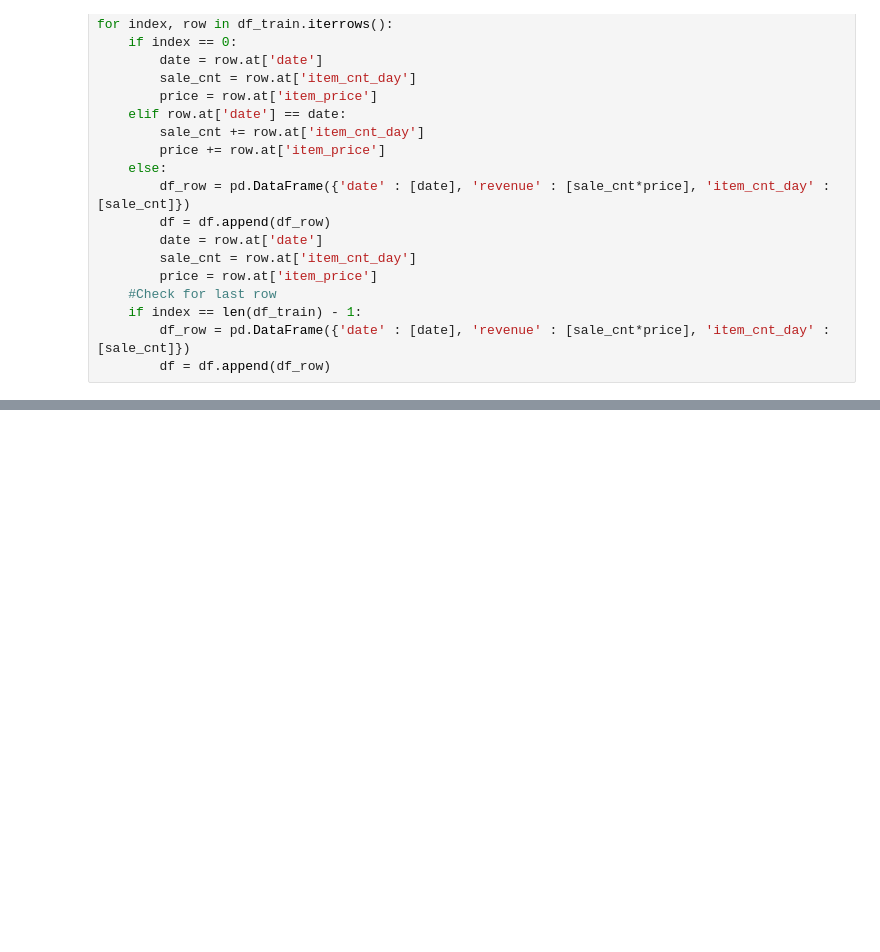
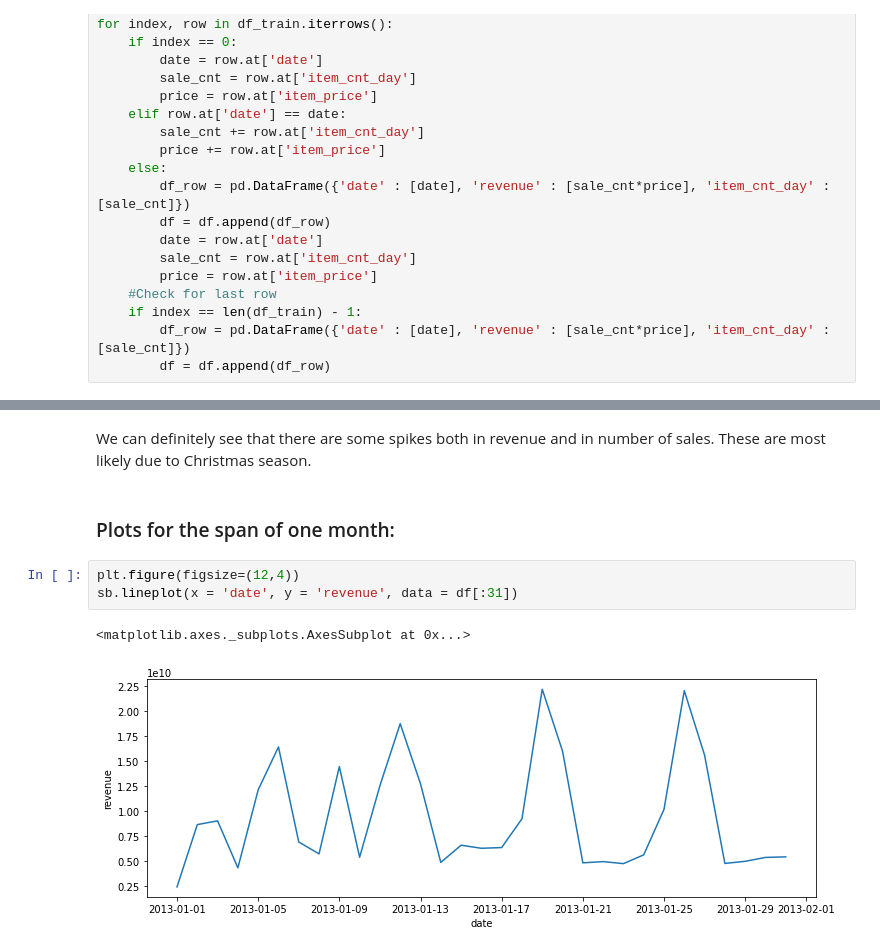
Before and after one commit to EmbeddedPaul166/Predict-Future-Sales, a Jupyter notebook: main.ipynb, the cells around one changed output, grey strips where cells are left out. Saved outputs shown, nothing was run; the diff lists cells and outputs as text; blank space fills up the shorter version.

```diff
--- a/main.ipynb
+++ b/main.ipynb
@@ -178,0 +192,10 @@ print(df.head(30))
+# %% [markdown]
+We can definitely see that there are some spikes both in revenue and in number of sales. These are most likely due to Christmas season.
+# %% [markdown]
+### Plots for the span of one month:
+# %%
+plt.figure(figsize=(12,4))
+sb.lineplot(x = 'date', y = 'revenue', data = df[:31])
+# %% [output]
+<matplotlib.axes._subplots.AxesSubplot at 0x...>
+[figure, added]
```
Also changed, not shown: parts of 13 cells of this notebook.
